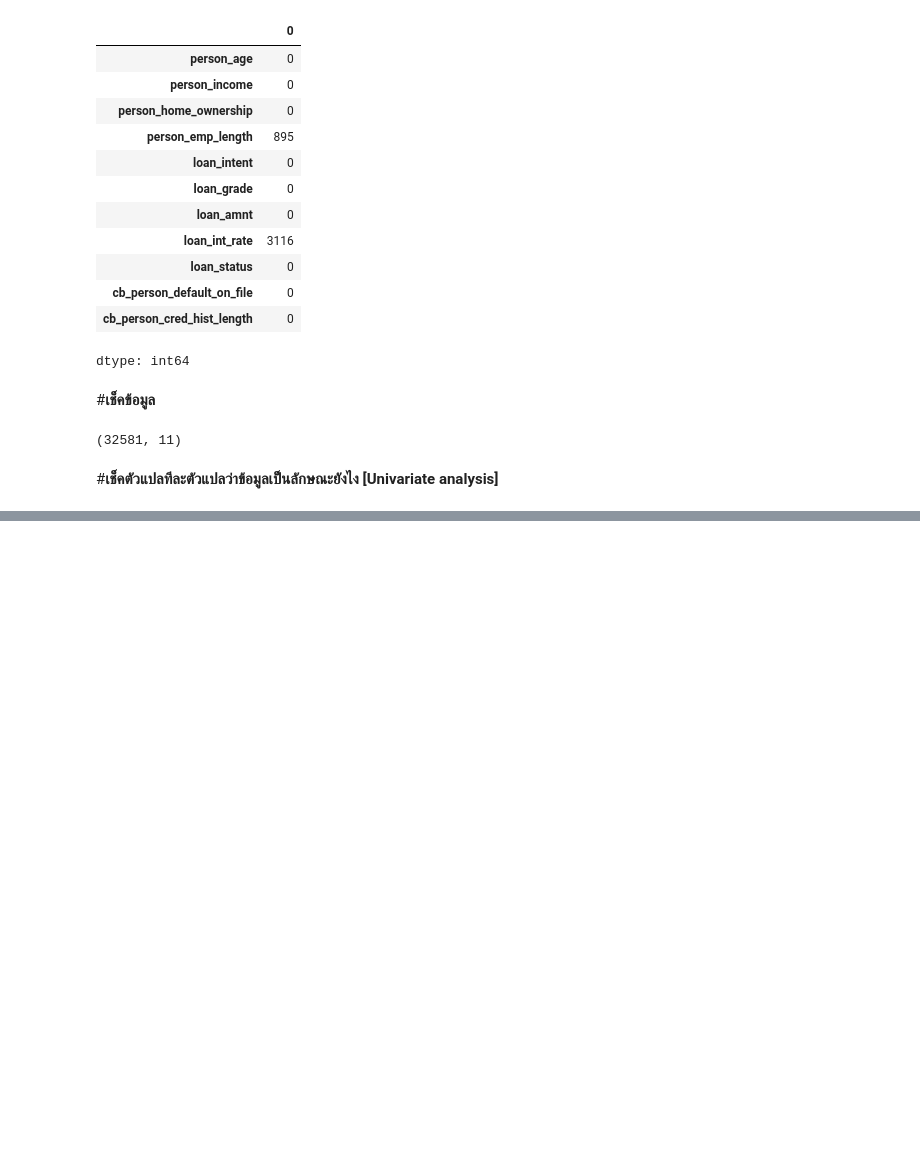
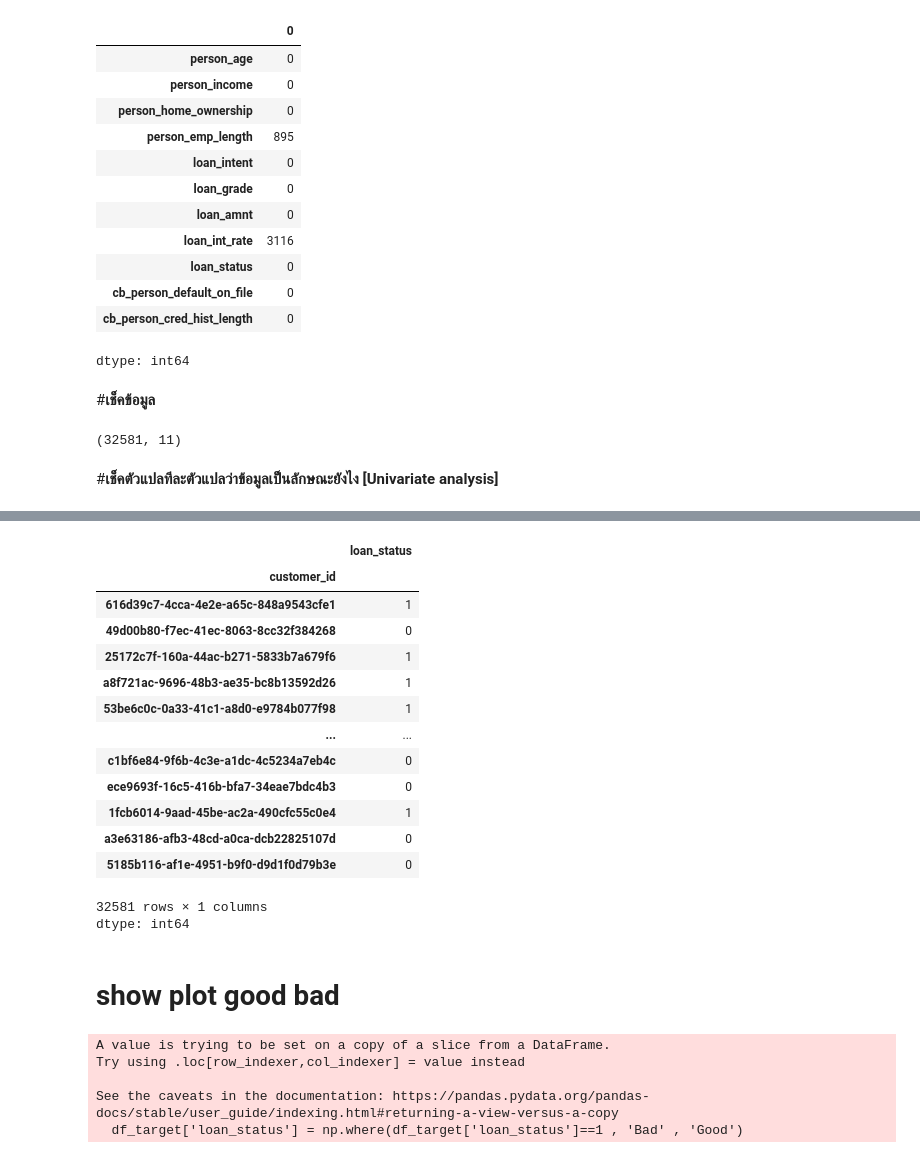
Before and after one commit to Napawan2005/ML_FutureSkil, a Jupyter notebook: ml.ipynb, the cells around one changed output, grey strips where cells are left out. Drawn from its saved outputs; the diff is of its cells as text; code cells hidden in the pictures; blank space fills up the shorter version.

```diff
--- a/ml.ipynb
+++ b/ml.ipynb
@@ -133,0 +168,29 @@ df.shape
+# %%
+df['loan_status']
+# %% [output]
+|  | loan_status |
+| customer_id |  |
+| 616d39c7-4cca-4e2e-a65c-848a9543cfe1 | 1 |
+| 49d00b80-f7ec-41ec-8063-8cc32f384268 | 0 |
+| 25172c7f-160a-44ac-b271-5833b7a679f6 | 1 |
+| a8f721ac-9696-48b3-ae35-bc8b13592d26 | 1 |
+| 53be6c0c-0a33-41c1-a8d0-e9784b077f98 | 1 |
+| ... | ... |
+| c1bf6e84-9f6b-4c3e-a1dc-4c5234a7eb4c | 0 |
+| ece9693f-16c5-416b-bfa7-34eae7bdc4b3 | 0 |
+| 1fcb6014-9aad-45be-ac2a-490cfc55c0e4 | 1 |
+| a3e63186-afb3-48cd-a0ca-dcb22825107d | 0 |
+| 5185b116-af1e-4951-b9f0-d9d1f0d79b3e | 0 |
+32581 rows × 1 columns
+dtype: int64
+# %% [markdown]
+# **show plot good bad**
+# %%
+df_target = df[['loan_status']]
+df_target['loan_status'] = np.where(df_target['loan_status']==1 , 'Bad' , 'Good')
+# %% [output]
+A value is trying to be set on a copy of a slice from a DataFrame.
+Try using .loc[row_indexer,col_indexer] = value instead
+
+See the caveats in the documentation: https://pandas.pydata.org/pandas-docs/stable/user_guide/indexing.html#returning-a-view-versus-a-copy
+  df_target['loan_status'] = np.where(df_target['loan_status']==1 , 'Bad' , 'Good')
```
Also changed, not shown: parts of 11 cells of this notebook.
